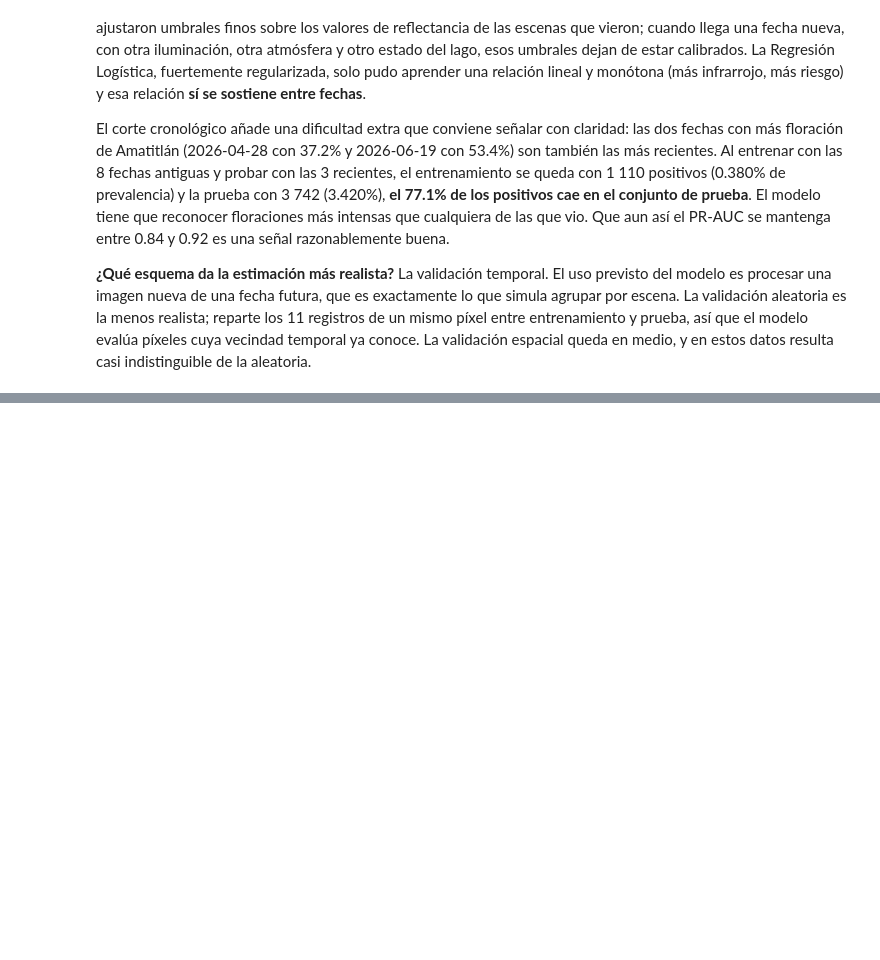
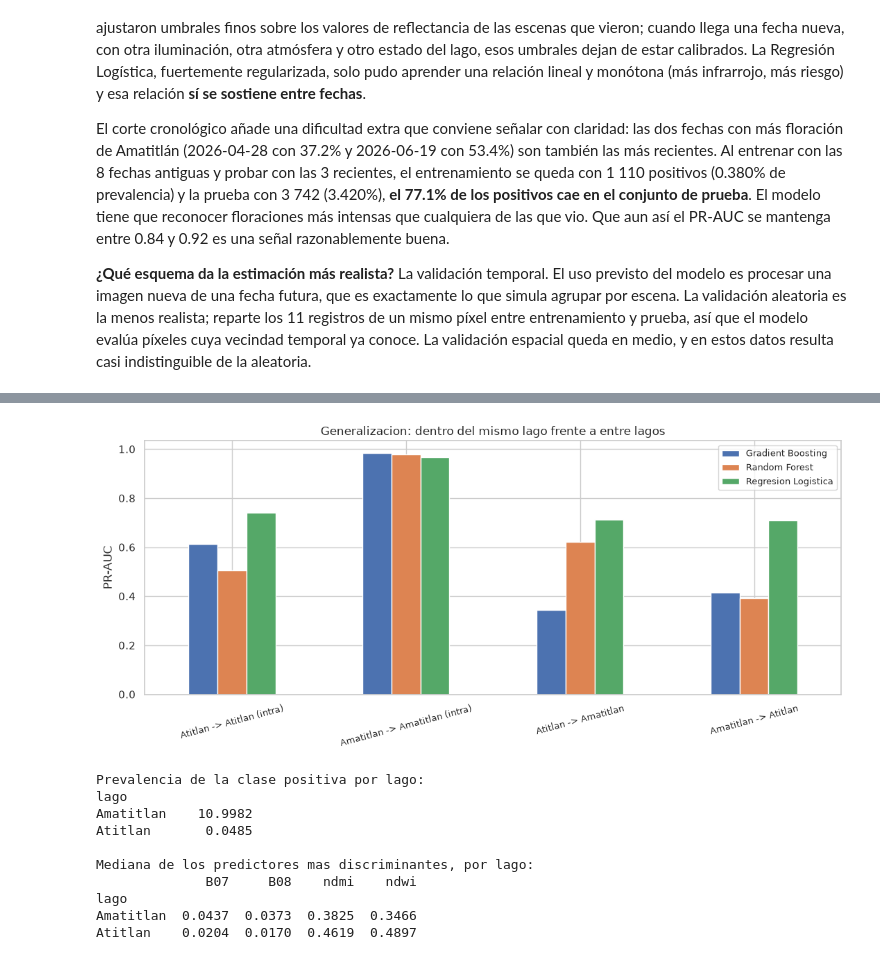
Before and after one commit to Tunchxz/CC3084-Laboratorio-4, a Jupyter notebook: notebooks/04_modelos_cianobacteria.ipynb, the cells around one changed output, grey strips where cells are left out. Drawn from its saved outputs; the diff is of its cells as text; code cells hidden in the pictures; blank space fills up the shorter version.

```diff
--- a/notebooks/04_modelos_cianobacteria.ipynb
+++ b/notebooks/04_modelos_cianobacteria.ipynb
@@ -719,0 +769,25 @@ El corte cronológico añade una dificultad extra que conviene señalar con clar
+# %%
+# Referencia intra-lago: entrenar y probar dentro del mismo lago, con particion aleatoria.
+intra = []
+for lago in LAGOS:
+    sub = datos[datos["lago"] == lago]
+    Xi, yi = sub[dml.PREDICTORES], sub["y_alta"]
+    Xi_ent, Xi_pru, yi_ent, yi_pru = train_test_split(
+        Xi, yi, test_size=0.30, stratify=yi, random_state=SEMILLA
+    )
+    for nombre_modelo, (estimador, rejilla) in configuraciones.items():
+        modelo_intra = GridSearchCV(
+            estimador, rejilla, scoring="average_precision", cv=cv_interna, n_jobs=1
+        ).fit(Xi_ent, yi_ent).best_estimator_
+        proba = modelo_intra.predict_proba(Xi_pru)[:, 1]
+        umbral, _ = umbral_optimo(yi_pru, proba)
+        intra.append(metricas(nombre_modelo, yi_pru, proba, umbral=umbral,
+                              extra={"experimento": f"{lago} -> {lago} (intra)"}))
+
+intra = pd.DataFrame(intra).set_index(["experimento", "modelo"])
+
+generalizacion = pd.concat([intra, cruzados])[
+    ["precision", "recall", "f2", "roc_auc", "pr_auc"]
+]
+print("Comparacion intra-lago frente a entre lagos:\n")
+generalizacion.round(4)
@@ -719,0 +810,30 @@ El corte cronológico añade una dificultad extra que conviene señalar con clar
+# %%
+fig, eje = plt.subplots(figsize=(11, 5))
+vista_gen = generalizacion.reset_index().pivot(
+    index="experimento", columns="modelo", values="pr_auc"
+).loc[["Atitlan -> Atitlan (intra)", "Amatitlan -> Amatitlan (intra)",
+       "Atitlan -> Amatitlan", "Amatitlan -> Atitlan"]]
+vista_gen.plot.bar(ax=eje, rot=15)
+eje.set(ylabel="PR-AUC", xlabel="",
+        title="Generalizacion: dentro del mismo lago frente a entre lagos")
+eje.tick_params(axis="x", labelsize=9)
+eje.legend(fontsize=9)
+fig.tight_layout()
+plt.show()
+
+print("Prevalencia de la clase positiva por lago:")
+print(datos.groupby("lago")["y_alta"].mean().mul(100).round(4).rename("prevalencia_pct").to_string())
+print("\nMediana de los predictores mas discriminantes, por lago:")
+print(datos.groupby("lago")[["B07", "B08", "ndmi", "ndwi"]].median().round(4).to_string())
+# %% [output]
+[figure, added]
+Prevalencia de la clase positiva por lago:
+lago
+Amatitlan    10.9982
+Atitlan       0.0485
+
+Mediana de los predictores mas discriminantes, por lago:
+              B07     B08    ndmi    ndwi
+lago
+Amatitlan  0.0437  0.0373  0.3825  0.3466
+Atitlan    0.0204  0.0170  0.4619  0.4897
```
Also changed, not shown: parts of 4 cells of this notebook.
